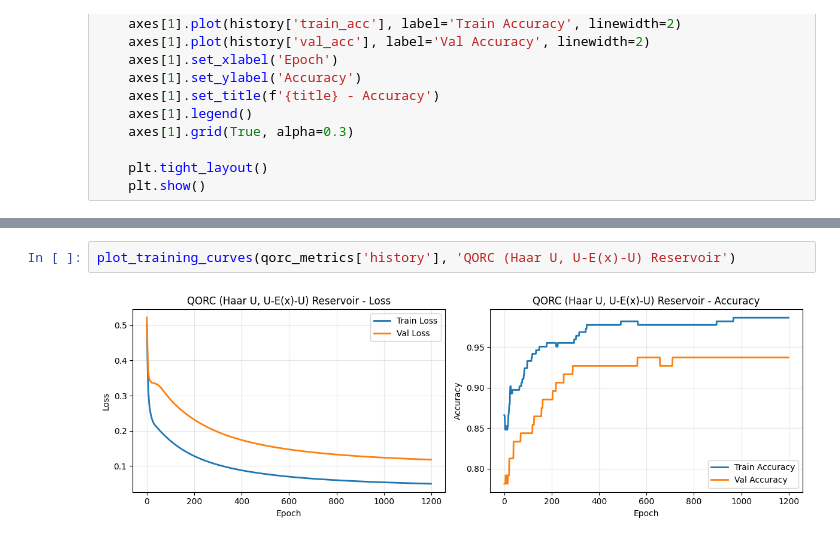
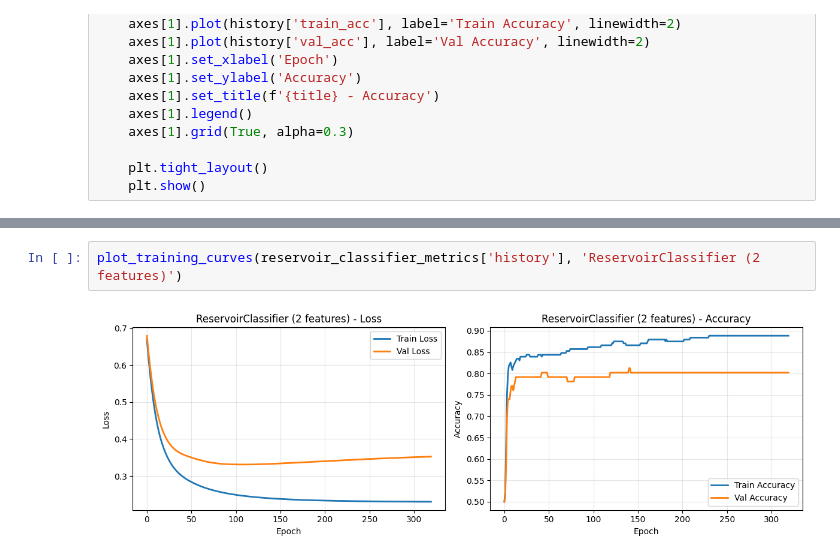
Before and after one commit to Tancredoss/merlin, a Jupyter notebook: docs/source/notebooks/QORC-basics.ipynb, the cells around one changed output, grey strips where cells are left out. Drawn from its saved outputs; the diff is of its cells as text.

Commit message:
PML-280/doc: notebooks using ReservoirClassifier, remove measurement_strategy and updated pre-commit config to latest ruff and mypy

```diff
--- a/docs/source/notebooks/QORC-basics.ipynb
+++ b/docs/source/notebooks/QORC-basics.ipynb
@@ -403,7 +424,7 @@ plot_training_curves(simple_metrics['history'], 'MerLin Simple Reservoir')
 # %%
-plot_training_curves(qorc_metrics['history'], 'QORC (Haar U, U-E(x)-U) Reservoir')
+plot_training_curves(reservoir_classifier_metrics['history'], 'ReservoirClassifier (2 features)')
 # %% [output]
-[figure, old version]
+[figure, new version]
 # %% [markdown]
 ### Analysis
 
```
Also changed, not shown: parts of 13 cells of this notebook, 5 other files.
